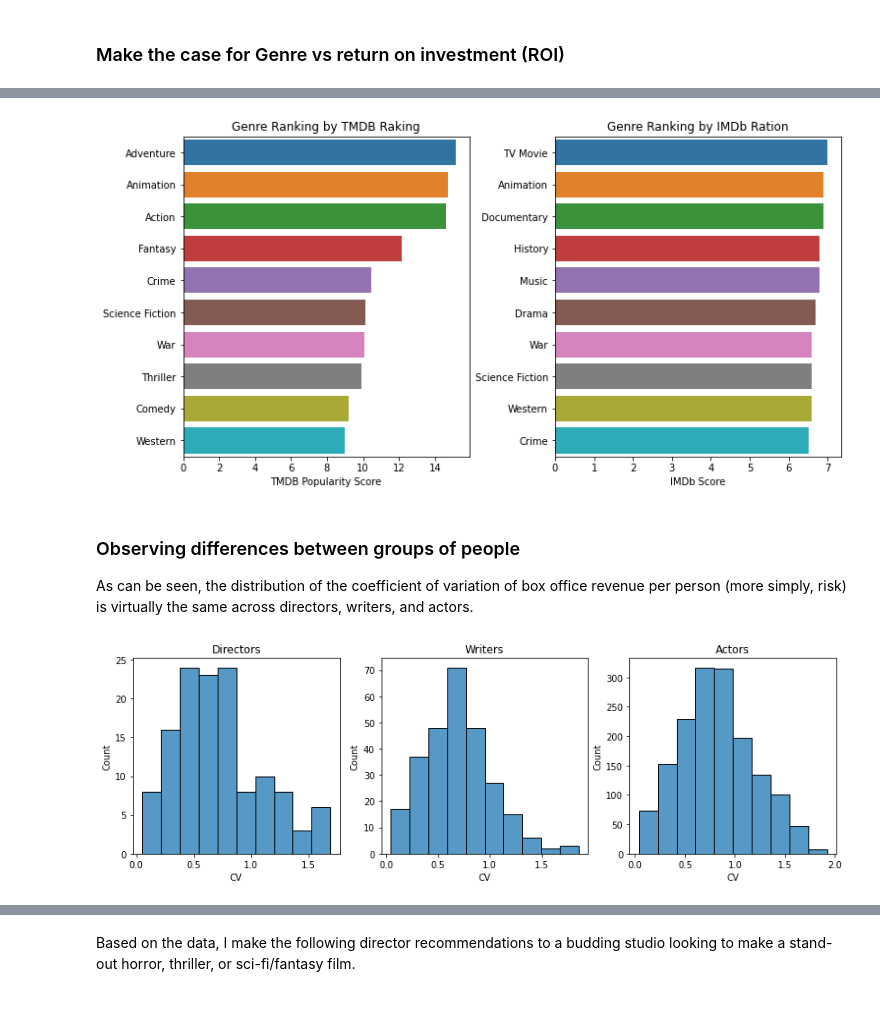
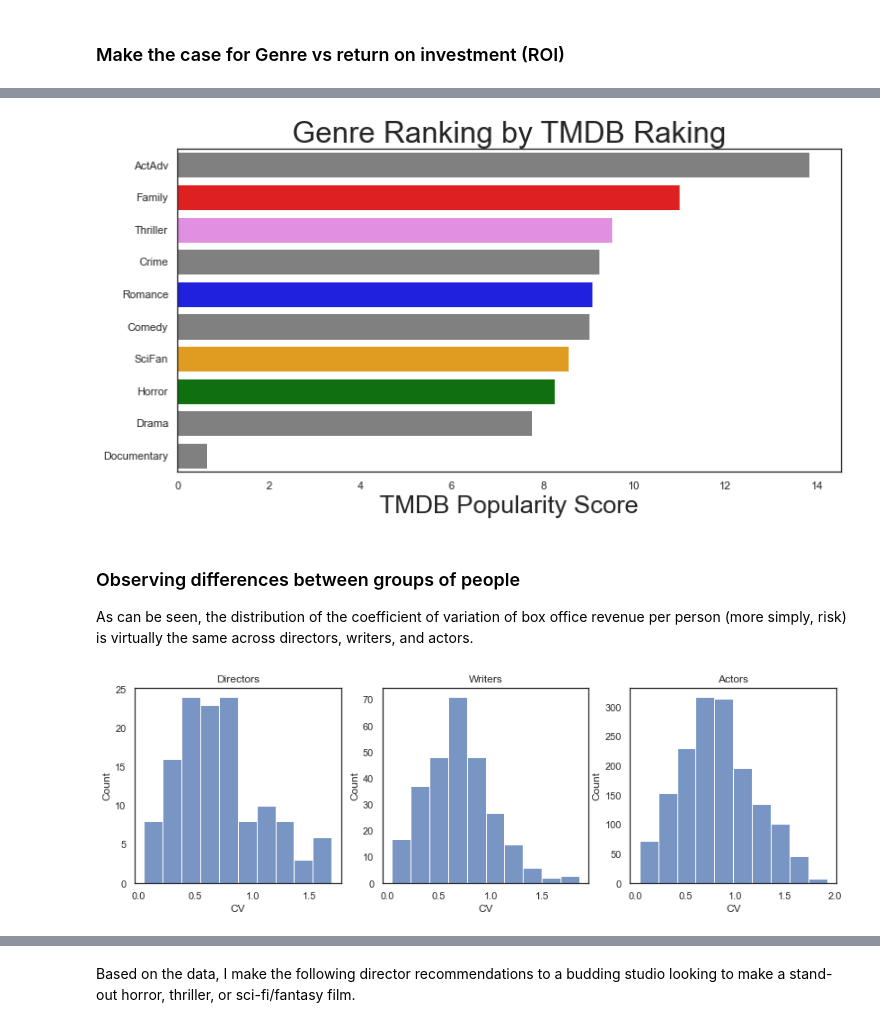
Before and after one commit to hall-nicholas/flatiron-ds-project-1, a Jupyter notebook: code/phase1_project.ipynb, the cells around one changed output, grey strips where cells are left out. Saved outputs shown, nothing was run; the diff lists cells and outputs as text; code cells hidden in the pictures.

```diff
--- a/code/phase1_project.ipynb
+++ b/code/phase1_project.ipynb
@@ -177,9 +163,6 @@ movie_basics_ratings_tmdb_tn_df['Assigned_genre_ids'] = movie_basics_ratings_tmd
 # %%
 # Drop duplicated rows
 movie_basics_ratings_tmdb_tn_df.drop_duplicates(inplace=True)
-# %%
-# Drop NaN rows for averagerating
-movie_basics_ratings_tmdb_tn_df.dropna(subset=['averagerating'],inplace=True)
 # %%
 # Create a dictionary called 'genre_ids_dict' with key assocaited with 'Assigned_genre_ids'
 # and values with writtten genre name
@@ -379,13 +308,17 @@ Name: Assigned_genre_name, dtype: int64
 # %%
 grouped_genre_roi_df = genre_roi_df.groupby('Assigned_genre_name').agg(
-    {'ROI' : 'mean'}).sort_values(by='ROI',ascending=False)
+    {'ROI' : 'median'}).sort_values(by='ROI',ascending=False)
 
+colors = [colors_dict[name] for name in grouped_genre_roi_df.index]
 
 fig,ax = plt.subplots(figsize=(12,8))
+sns.set_theme(style='white')
+genre_roi_plot = sns.barplot(x=grouped_genre_roi_df.index,y='ROI',data=grouped_genre_roi_df,
+                            palette=colors)
+genre_roi_plot.set_title('Genres Median ROI',fontsize=30)
+genre_roi_plot.set_xlabel('Genres',fontsize=25)
+genre_roi_plot.set_xticklabels(grouped_genre_roi_df.index,size=13)
+genre_roi_plot.set_ylabel('Percentage ROI',fontsize=25)
 
-genre_roi_plot = sns.barplot(x=grouped_genre_roi_df.index,y='ROI',data=grouped_genre_roi_df)
-genre_roi_plot.set_title('Genres average ROI')
-genre_roi_plot.set_xlabel('Genres')
-genre_roi_plot.set_ylabel('Percentage ROI');
 plt.savefig('genre_roi.jpeg')
 # %% [output]
@@ -423,22 +335,15 @@ worldwide_roi_df
 # %%
 # Make two horizontal bar plots showing top ten based on the two ratings
 
-fig,ax = plt.subplots(1,2,figsize=(12,6))
+fig,ax = plt.subplots(figsize=(12,6))
+colors = [colors_dict[name] for name in popularity_df.index]
 popularity_plot = sns.barplot(data=popularity_df, x = 'popularity',
                                              y = popularity_df.index,
-                                             ax=ax[0],orient= 'h',
-                                         )
-popularity_plot.set_title('Genre Ranking by TMDB Raking')
+                                             orient= 'h',palette=colors)
+
+popularity_plot.set_title('Genre Ranking by TMDB Raking',fontsize=30)
 popularity_plot.set_ylabel('')
-popularity_plot.set_xlabel('TMDB Popularity Score')
-
-averagerating_plot = sns.barplot(data=averagerating_df, x = 'averagerating',
-                                            y = averagerating_df.index,
-                                            ax=ax[1],orient = 'h')
-averagerating_plot.set_title('Genre Ranking by IMDb Ration')
-averagerating_plot.set_ylabel('')
-averagerating_plot.set_xlabel('IMDb Score')
-fig.subplots_adjust(wspace=0.3);
-plt.savefig('ratings_comparison.jpeg')
+popularity_plot.set_xlabel('TMDB Popularity Score',fontsize=25);
+plt.savefig('genre_popularity.jpeg')
 # %% [output]
-[figure, old version]
+[figure, new version]
@@ -457,7 +356,6 @@ As can be seen, the distribution of the coefficient of variation of box office r
 fig, ax = plt.subplots(ncols=3, figsize=(14,4))
 
 bins = 10
-
 
 directors = sns.histplot(df.loc['directors'].coefficient_of_variation,bins=bins,ax=ax[0])
 directors.set_title('Directors')
@@ -474,7 +372,7 @@ actors.set_title('Actors')
 actors.set_xlabel('CV')
 actors.set_ylabel('Count');
 # %% [output]
-[figure, old version]
+[figure, new version]
 # %%
 # Modularized code into a function
 def generatePeopleVisual(df, target_group, target_genre): # target_genre can be a string or a list
```
Also changed, not shown: parts of 22 cells of this notebook.
